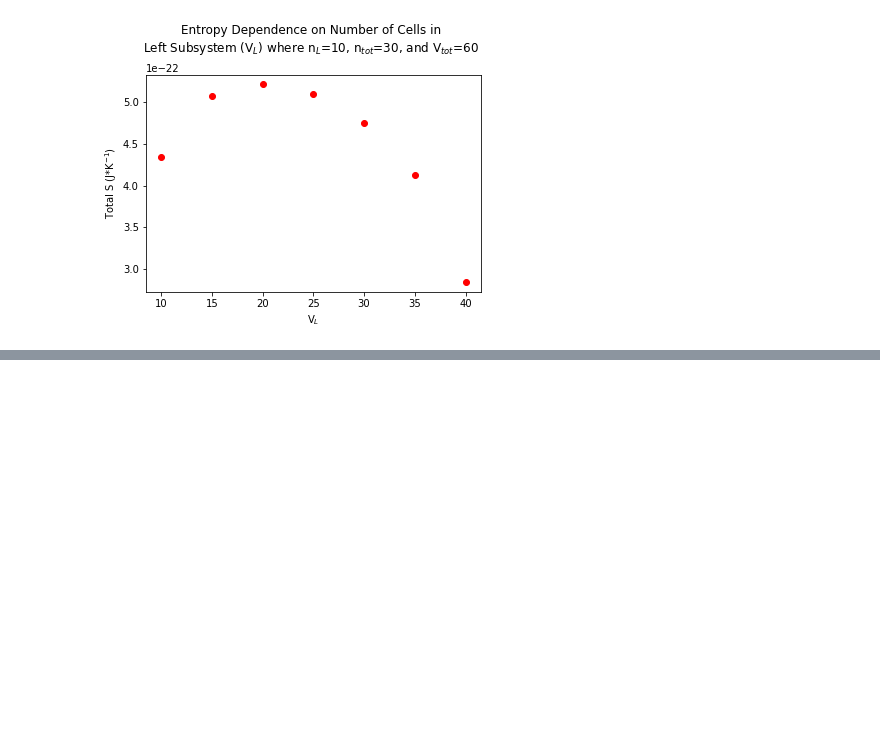
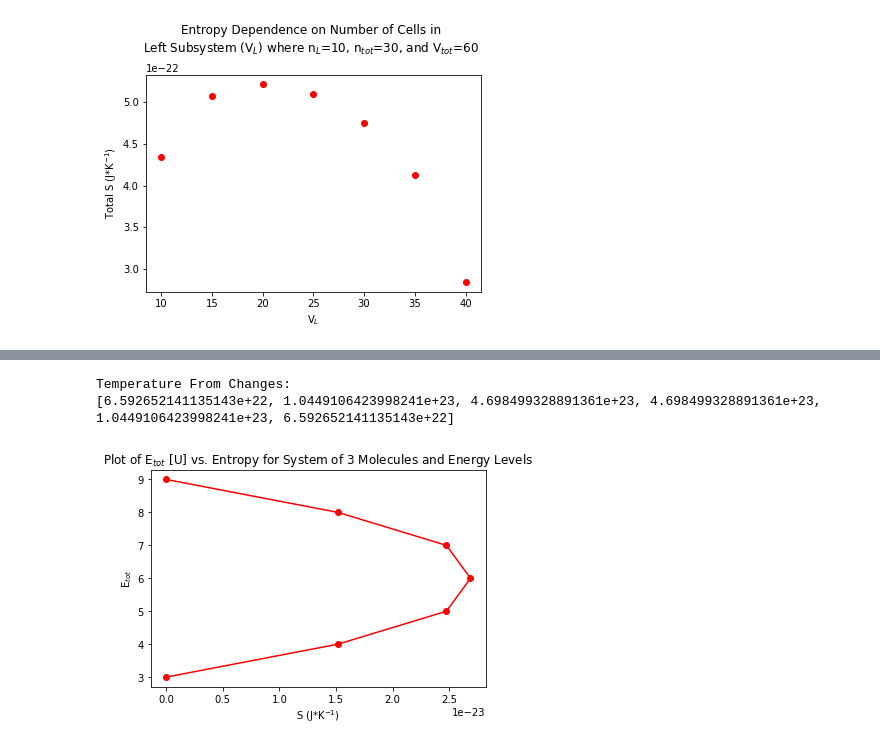
Before and after one commit to benf549/PChem-Problem-Sets, a Jupyter notebook: Problem Set 3/Problem Set 3.ipynb, the cells around one changed output, grey strips where cells are left out. Cells and saved outputs as stored; diff of their text form; code cells hidden in the pictures; blank space fills up the shorter version.

```diff
--- a/Problem Set 3/Problem Set 3.ipynb
+++ b/Problem Set 3/Problem Set 3.ipynb
@@ -136,0 +142,26 @@ Text(0.5, 1.0, 'Entropy Dependence on Number of Cells in \nLeft Subsystem (V$_L$
+# %%
+E_tots = [3, 4, 5, 6, 7, 8, 9]
+W_tots = [1, 3, 6, 7, 6, 3, 1]
+T_tots = []
+
+Boltzmann_S = [R/6.022e23 * np.log(x) for x in W_tots]
+prev = 0
+dS = []
+for i in Boltzmann_S:
+    sub = i - prev
+    dS.append(sub)
+    prev = i
+
+T = [abs(1/j) for j in dS if j != 0 ]
+
+plt.plot(Boltzmann_S, E_tots, 'r-o')
+plt.ylabel("E$_{tot}$")
+plt.xlabel("S (J*K$^{-1}$)")
+plt.title("Plot of E$_{tot}$ [U] vs. Entropy for System of 3 Molecules and Energy Levels")
+
+print("Temperature From Changes:")
+print(T)
+# %% [output]
+Temperature From Changes:
+[6.592652141135143e+22, 1.0449106423998241e+23, 4.698499328891361e+23, 4.698499328891361e+23, 1.0449106423998241e+23, 6.592652141135143e+22]
+[figure, added]
```
Also changed, not shown: parts of 1 cell of this notebook, 15 other files.
